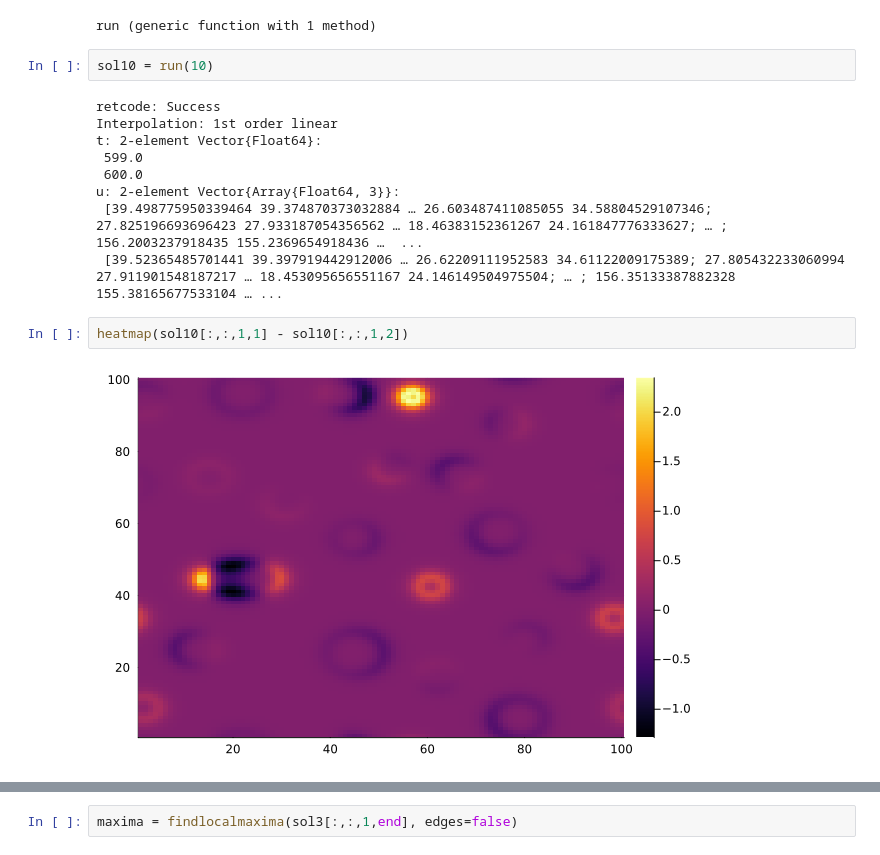
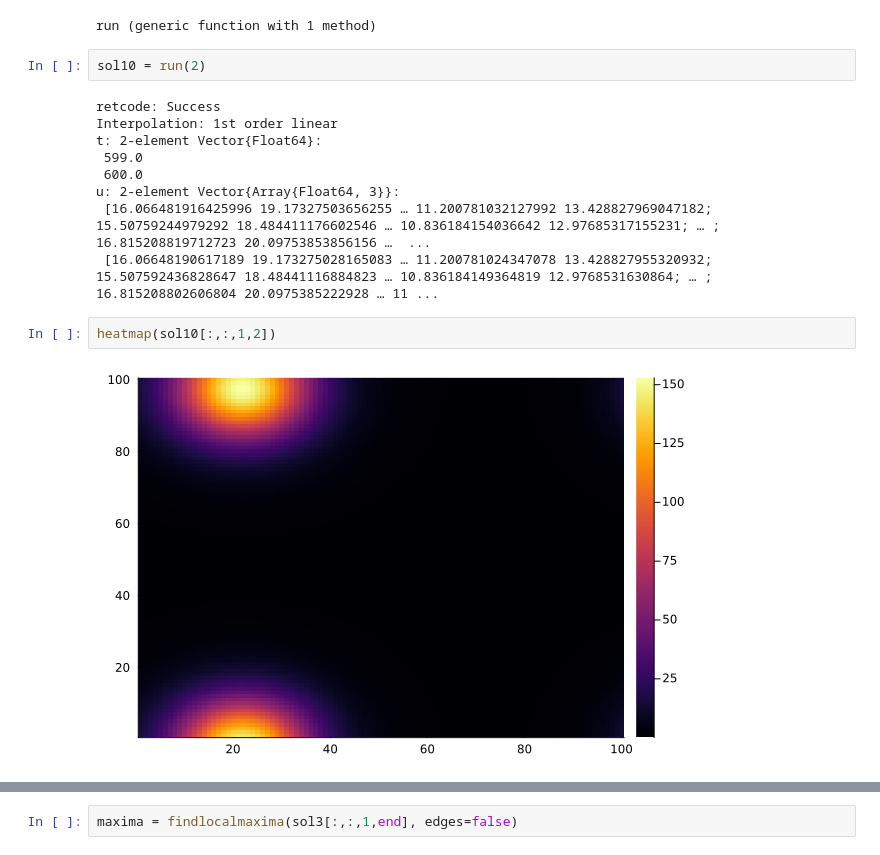
Before and after one commit to crockeraw/PolarityProject, a Jupyter notebook: proj/Simulations/notebooks/simplest_withScaling.ipynb, the cells around one changed output, grey strips where cells are left out. Drawn from its saved outputs; the diff is of its cells as text.

```diff
--- a/proj/Simulations/notebooks/simplest_withScaling.ipynb
+++ b/proj/Simulations/notebooks/simplest_withScaling.ipynb
@@ -81,7 +81,7 @@ end
 # %% [output]
 run (generic function with 1 method)
 # %%
-sol10 = run(10)
+sol10 = run(2)
 # %% [output]
 retcode: Success
 Interpolation: 1st order linear
@@ -89,9 +89,9 @@ t: 2-element Vector{Float64}:
  599.0
  600.0
 u: 2-element Vector{Array{Float64, 3}}:
- [39.498775950339464 39.374870373032884 … 26.603487411085055 34.58804529107346; 27.825196693696423 27.933187054356562 … 18.46383152361267 24.161847776333627; … ; 156.2003237918435 155.2369654918436 …  ...
- [39.52365485701441 39.397919442912006 … 26.62209111952583 34.61122009175389; 27.805432233060994 27.911901548187217 … 18.453095656551167 24.146149504975504; … ; 156.35133387882328 155.38165677533104 … ...
+ [16.066481916425996 19.17327503656255 … 11.200781032127992 13.428827969047182; 15.50759244979292 18.484411176602546 … 10.836184154036642 12.97685317155231; … ; 16.815208819712723 20.09753853856156 …  ...
+ [16.06648190617189 19.173275028165083 … 11.200781024347078 13.428827955320932; 15.507592436828647 18.48441116884823 … 10.836184149364819 12.9768531630864; … ; 16.815208802606804 20.0975385222928 … 11 ...
 # %%
-heatmap(sol10[:,:,1,1] - sol10[:,:,1,2])
+heatmap(sol10[:,:,1,2])
 # %% [output]
-[figure, old version]
+[figure, new version]
```
Also changed, not shown: parts of 1 cell of this notebook, 2 other files.
